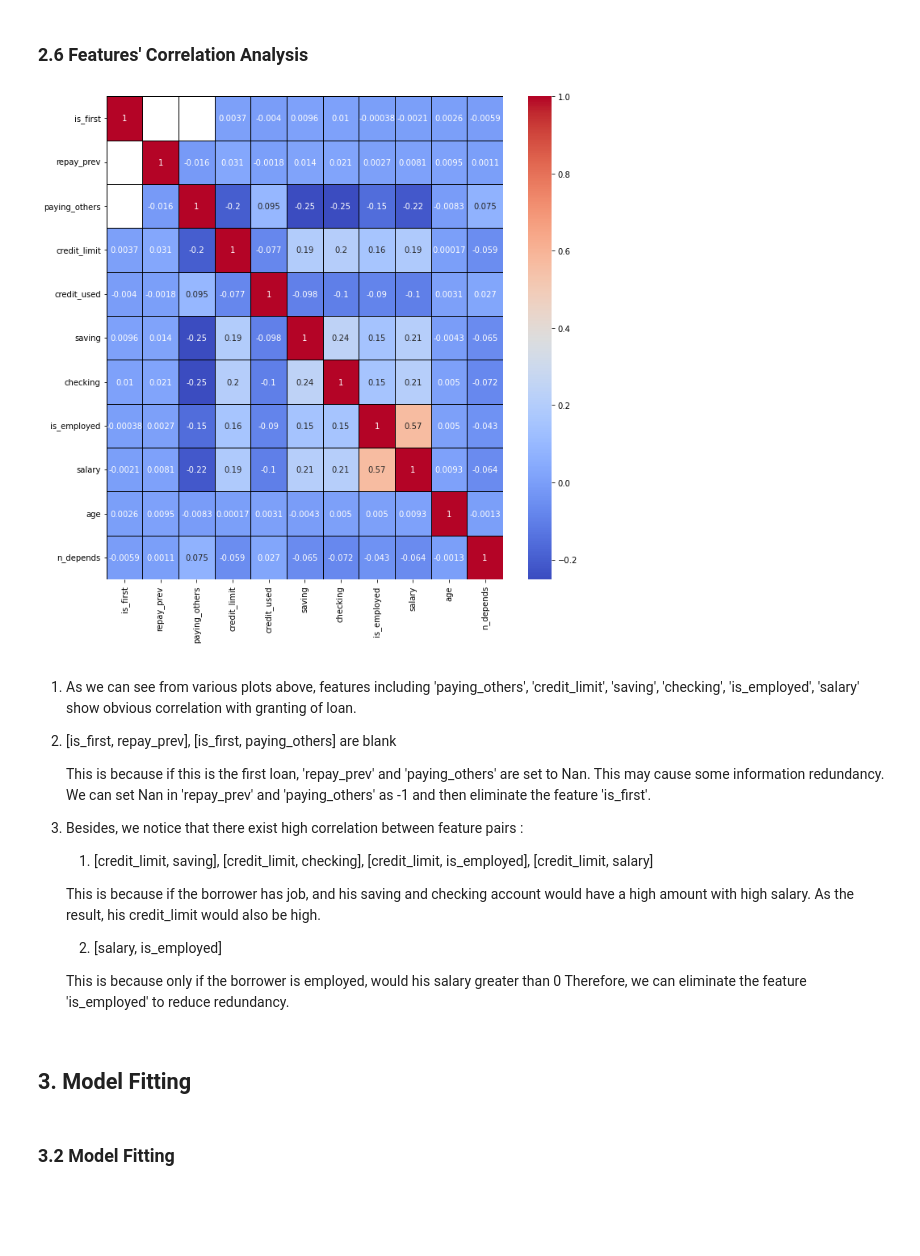
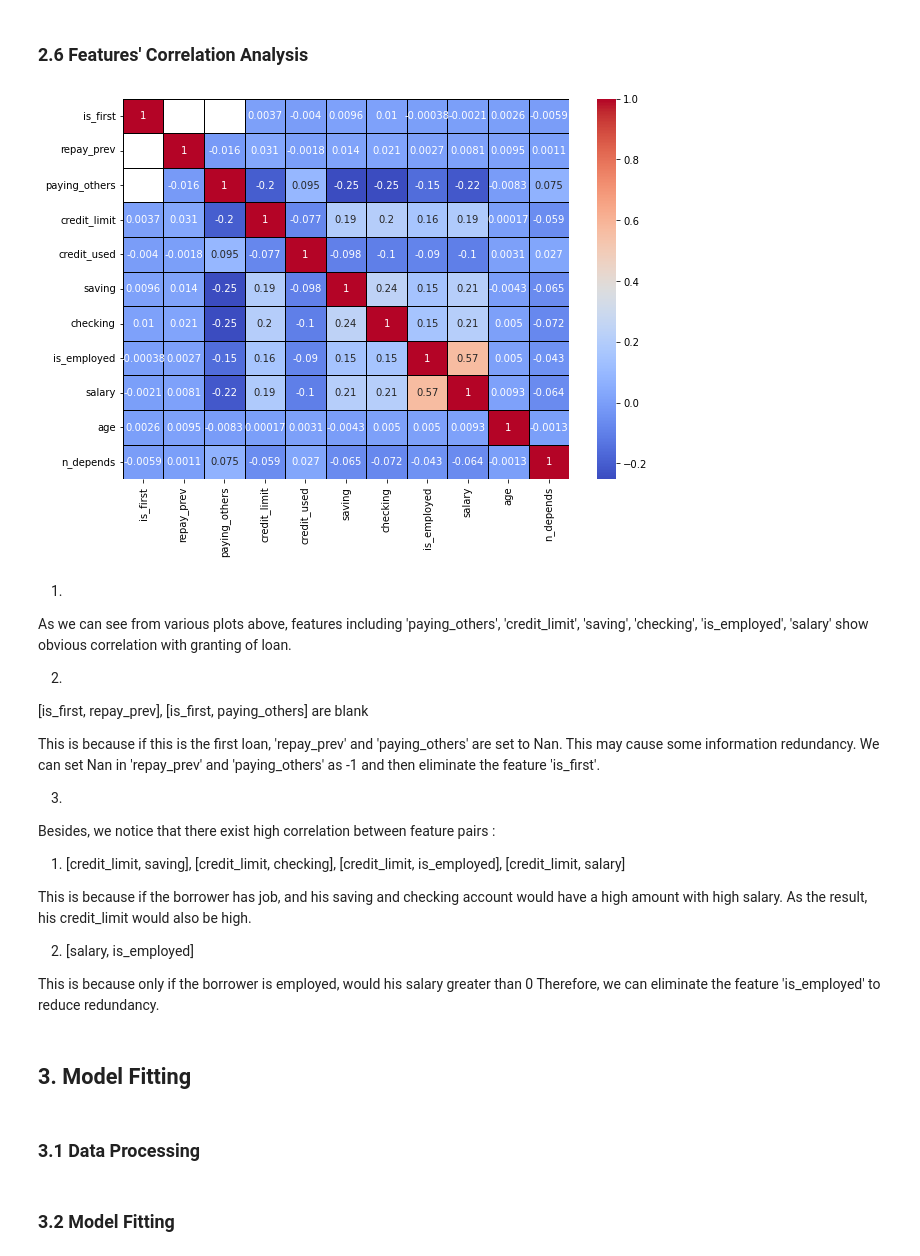
Before and after one commit to chunyanhao/DS_Takehome_Practice, a Jupyter notebook: 12. Loan granting.ipynb, the cells around one changed output. Drawn from its saved outputs; the diff is of its cells as text; code cells hidden in the pictures; blank space fills up the shorter version.

```diff
--- a/12. Loan granting.ipynb
+++ b/12. Loan granting.ipynb
@@ -229,23 +229,29 @@ for i in range(2):
 # %%
 corr_features = ['is_first', 'repay_prev', 'paying_others', 'credit_limit', 'credit_used', 'saving', 'checking',
        'is_employed', 'salary', 'age', 'n_depends']
 corr_matrix = train_data[corr_features].corr()
-plt.figure(figsize = (11, 11))
+plt.figure(figsize = (10, 7))
 sns.heatmap(corr_matrix, annot = True, cmap = 'coolwarm', linecolor = 'black',
             linewidths = 1.0, xticklabels = True, yticklabels = True)
 plt.show()
 # %% [output]
-[figure, old version]
+[figure, new version]
 # %% [markdown]
-1. As we can see from various plots above, features including 'paying_others', 'credit_limit', 'saving', 'checking', 'is_employed', 'salary' show obvious correlation with granting of loan.
+1.
+
+As we can see from various plots above, features including 'paying_others', 'credit_limit', 'saving', 'checking', 'is_employed', 'salary' show obvious correlation with granting of loan.
 
 
-2. [is_first, repay_prev], [is_first, paying_others]  are blank
+2.
+
+[is_first, repay_prev], [is_first, paying_others]  are blank
 
    This is because if this is the first loan, 'repay_prev' and 'paying_others' are set to Nan. This may cause some information redundancy. We can set Nan in 'repay_prev' and 'paying_others' as -1 and then eliminate the feature 'is_first'.
 
 
-3. Besides, we notice that there exist high correlation between feature pairs :
+3.
+
+Besides, we notice that there exist high correlation between feature pairs :
 
    1) [credit_limit, saving], [credit_limit, checking], [credit_limit, is_employed], [credit_limit, salary]
 
@@ -269,3 +273,5 @@ train_data['credit_used'] = data['credit_used'].fillna(0)
+# %% [markdown]
+### 3.1 Data Processing
 # %%
 from sklearn.ensemble import RandomForestClassifier
 from sklearn.model_selection import train_test_split, cross_val_score, GridSearchCV
```
Also changed, not shown: parts of 5 cells of this notebook.
